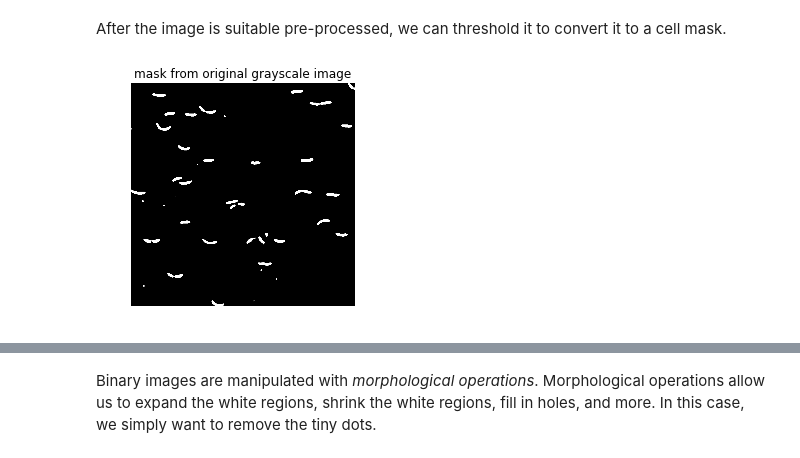
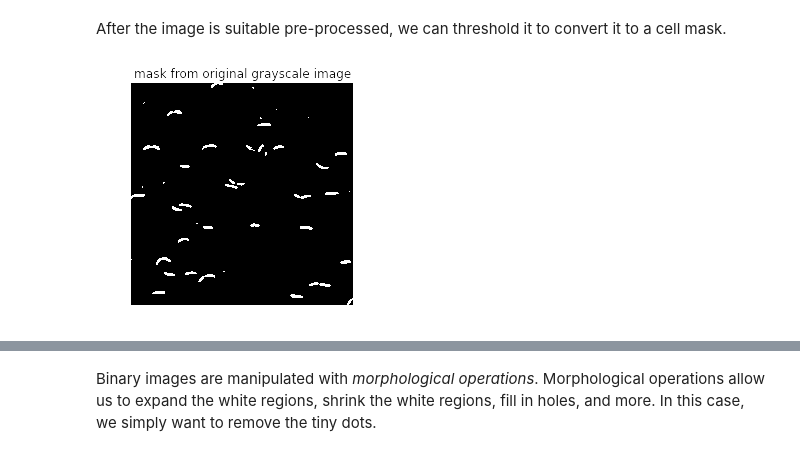
Before and after one commit to brikeats/Image-Analysis-in-Python, a Jupyter notebook: Intro to Image Analysis in Python.ipynb, the cells around one changed output, grey strips where cells are left out. Saved outputs shown, nothing was run; the diff lists cells and outputs as text; code cells hidden in the pictures.

```diff
--- a/Intro to Image Analysis in Python.ipynb
+++ b/Intro to Image Analysis in Python.ipynb
@@ -112,9 +112,11 @@ plt.imshow(im);
 # %% [markdown]
 The last dimension (of length 3) represents the channels in (red, green, blue) format. Grayscale images may only have 2 dimensions -- there is no channel dimension. Some image formats have an extra alpha channel, which specifies the transparency of each pixel.
 # %%
-def my_imshow(im, title=None):
+def my_imshow(im, title=None, **kwargs):
+    if 'cmap' not in kwargs:
+        kwargs['cmap'] = 'gray'
     plt.figure()
-    plt.imshow(im, cmap='gray', interpolation='none')
+    plt.imshow(im, interpolation='none', **kwargs)
     if title:
         plt.title(title)
     plt.axis('off')
@@ -415,19 +416,9 @@ After the image is suitable pre-processed, we can threshold it to convert it to
 # %%
 thresh = 0.3
 mask = gray_im < thresh
-
-plt.figure()
-plt.imshow(mask, origin='lower', cmap='gray');
-plt.title('mask from original grayscale image')
-plt.axis('off');
-
-
-thresh = 0.3
 blurred_mask = blurred_im < thresh
 
-plt.figure()
-plt.imshow(blurred_mask, origin='lower', cmap='gray');
-plt.title('mask from blurred grayscale image')
-plt.axis('off');
+my_imshow(mask, title='mask from original grayscale image')
+my_imshow(blurred_mask, title='mask from blurred grayscale image')
 # %% [output]
-[figure, old version]
+[figure, new version]
```
Also changed, not shown: parts of 21 cells of this notebook.
